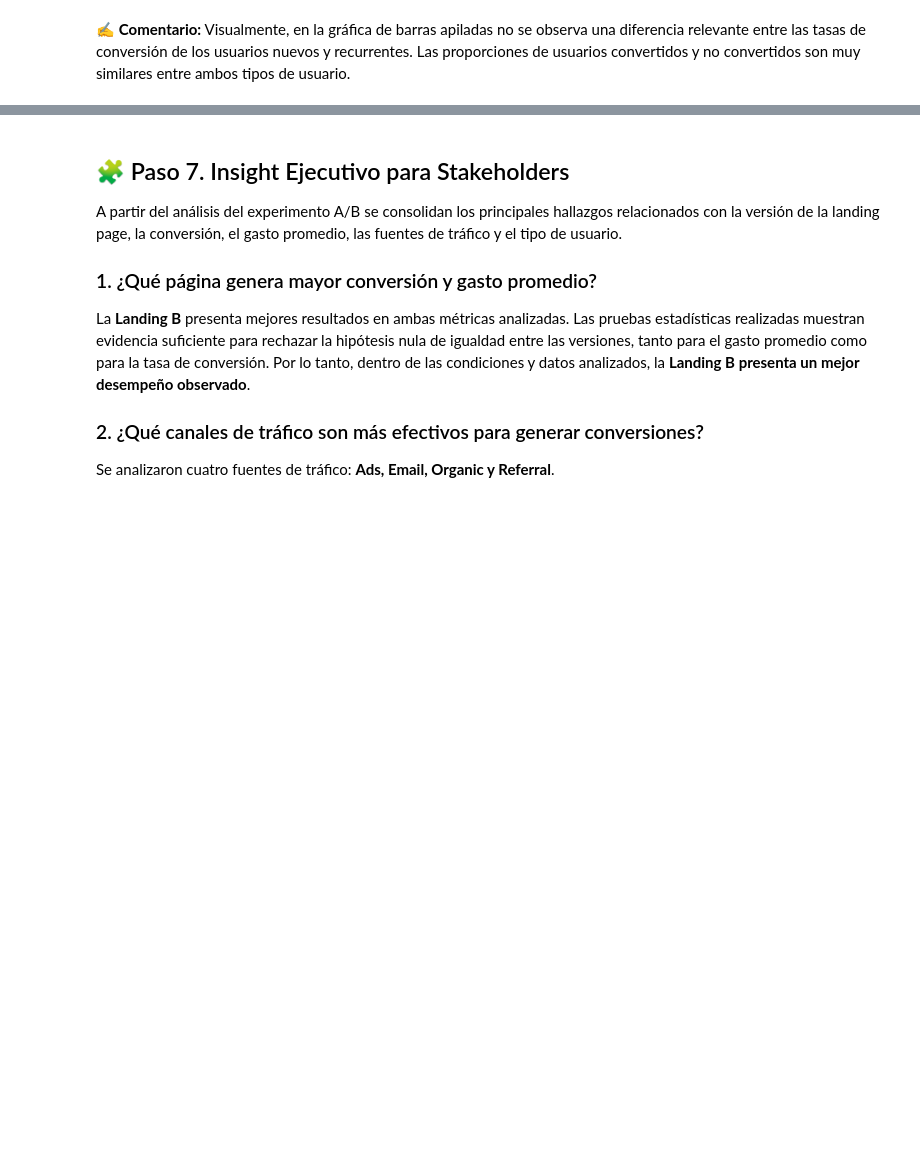
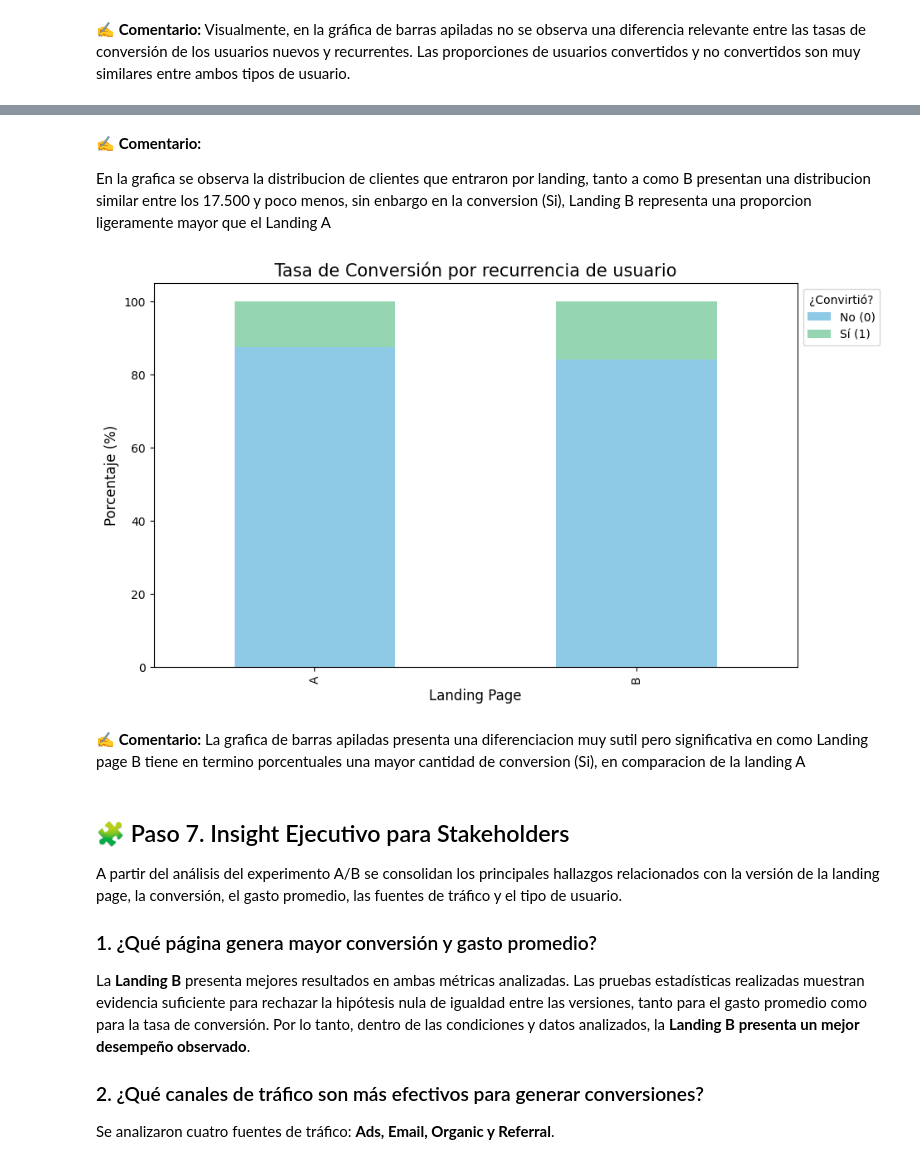
Before and after one commit to srlokygood/landing_experiment_data_analysis, a Jupyter notebook: S9 Version_Landing_Experiment.ipynb, the cells around one changed output, grey strips where cells are left out. Saved outputs shown, nothing was run; the diff lists cells and outputs as text; code cells hidden in the pictures; blank space fills up the shorter version.

```diff
--- a/S9 Version_Landing_Experiment.ipynb
+++ b/S9 Version_Landing_Experiment.ipynb
@@ -632,3 +665,23 @@ Visualmente, en la gráfica de barras apiladas no se observa una diferencia rele
+# %% [markdown]
+✍️ **Comentario:**
+
+En la grafica se observa la distribucion de clientes que entraron por landing, tanto a como B presentan una distribucion similar entre los 17.500 y poco menos, sin enbargo en la conversion (Si), Landing B representa una proporcion ligeramente mayor que el Landing A
+# %%
+table_ut_c = pd.crosstab(df['landing'],df['converted'],normalize='index')*100
+
+# Gráfica de barras apiladas
+table_ut_c.plot(kind='bar', stacked=True, figsize=(10, 6), color=["#8ecae6", "#95d5b2"])
+
+plt.title('Tasa de Conversión por recurrencia de usuario', fontsize=15)
+plt.ylabel('Porcentaje (%)', fontsize=12)
+plt.xlabel('Landing Page', fontsize=12)
+plt.legend(title='¿Convirtió?', labels=['No (0)', 'Sí (1)'], loc='upper left', bbox_to_anchor=(1, 1))
+plt.show()
+# %% [output]
+[figure, added]
+# %% [markdown]
+✍️ **Comentario:**
+La grafica de barras apiladas presenta una diferenciacion muy sutil pero significativa en como Landing page B tiene en termino porcentuales una mayor cantidad de conversion (Si), en comparacion de la landing A
 # %% [markdown]
 ## 🧩 Paso 7. Insight Ejecutivo para Stakeholders
 
```
Also changed, not shown: parts of 7 cells of this notebook.
